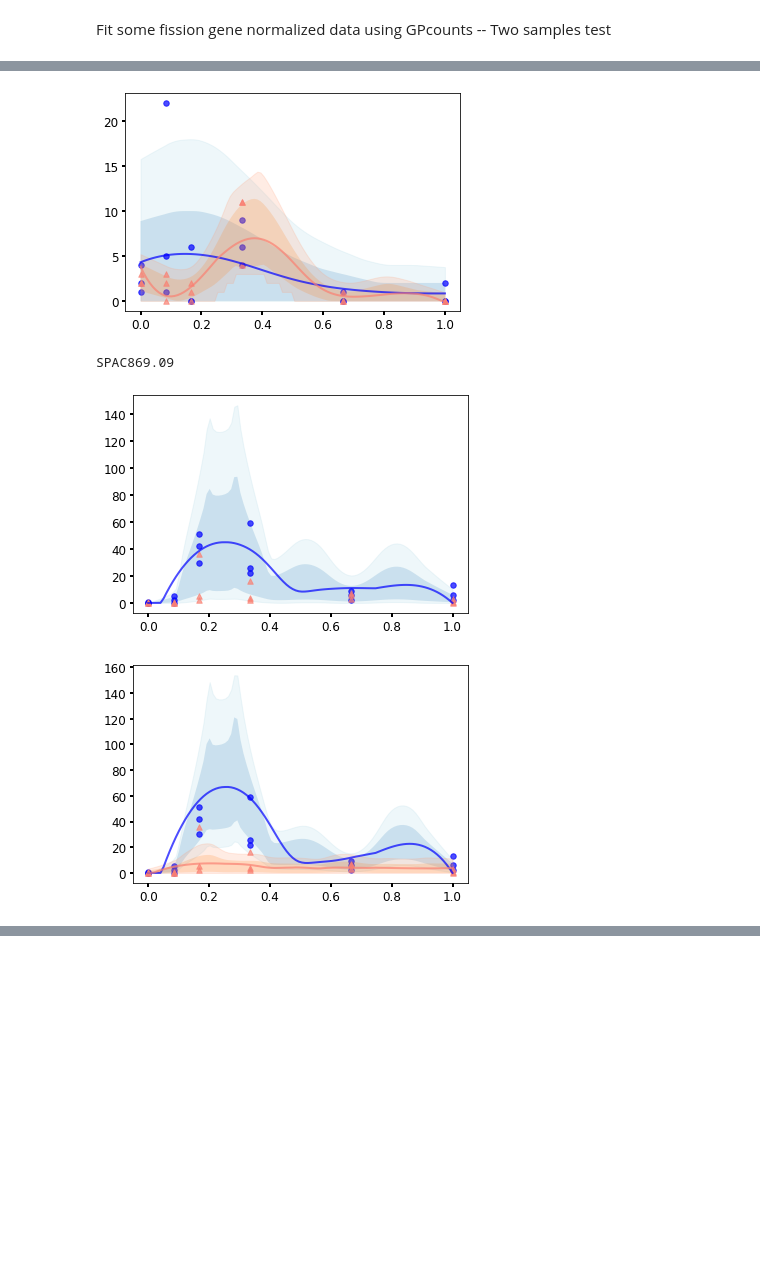
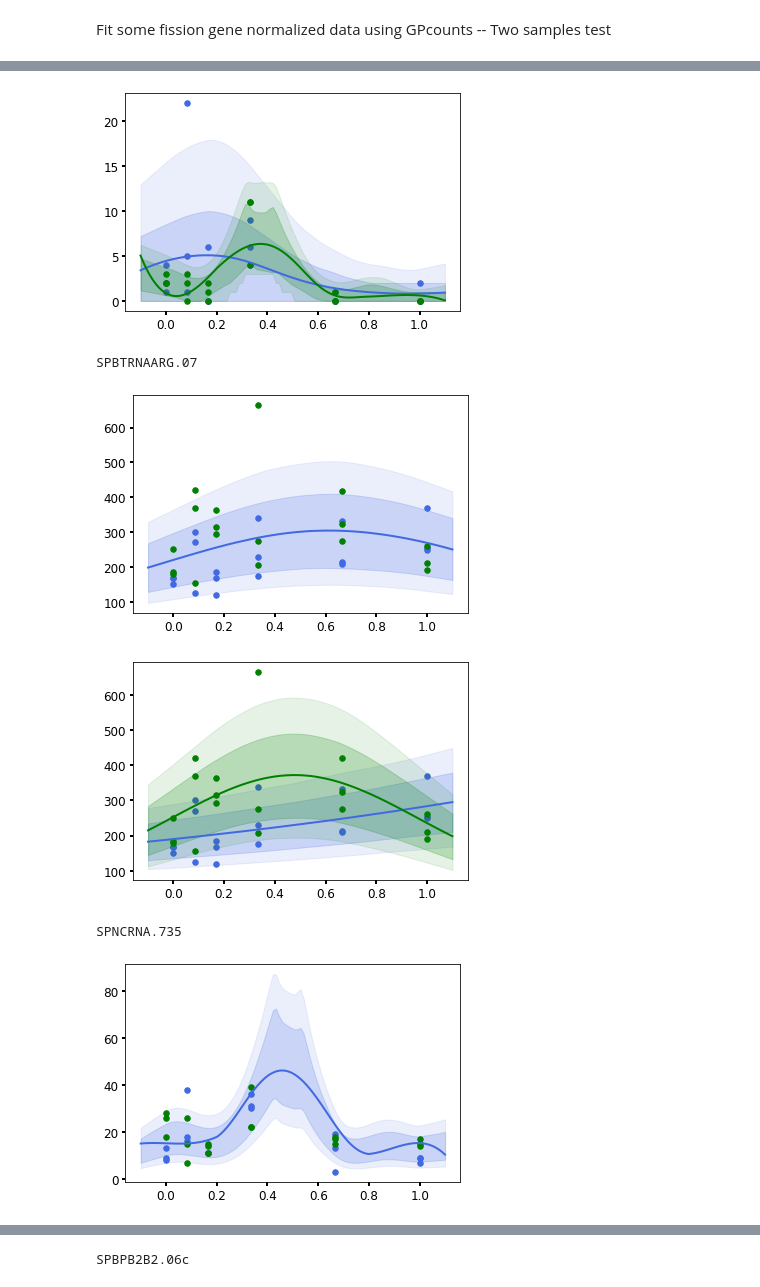
Before and after one commit to ManchesterBioinference/GPcounts, a Jupyter notebook: notebooks/fission_dataset/TwoSamplesTest.ipynb, the cells around one changed output, grey strips where cells are left out. Cells and saved outputs as stored; diff of their text form; code cells hidden in the pictures; blank space fills up the shorter version.

```diff
--- a/notebooks/fission_dataset/TwoSamplesTest.ipynb
+++ b/notebooks/fission_dataset/TwoSamplesTest.ipynb
@@ -95,22 +93,20 @@ def plot():
     plt.tick_params(labelsize='large', width=2)
     #plt.ylabel('Gene Expression', fontsize=16)
     #plt.xlabel('Times', fontsize=16)
+    c = 'royalblue'
 
-    if model_index == 1 or model_index == 2:
-        c = 'blue'
-        m = 'o'
+    if model_index == 3:
+        c = 'green'
 
-    else:
-        c = 'salmon'
-        m = '^'
+    plt.plot(xtest, mean,color= c, lw=2)
 
     if likelihood == 'Gaussian':
         plt.fill_between(xtest[:,0],
                             mean[:,0] - 1*np.sqrt(var[:,0]),
-                            mean[:,0] + 1*np.sqrt(var[:,0]),alpha=0.2) # one standard deviation
+                            mean[:,0] + 1*np.sqrt(var[:,0]),color=c,alpha=0.2) # one standard deviation
         plt.fill_between(xtest[:,0],
                             mean[:,0] - 2*np.sqrt(var[:,0]),
-                            mean[:,0] + 2*np.sqrt(var[:,0]),color='light'+c, alpha=0.2)# two standard deviation
+                            mean[:,0] + 2*np.sqrt(var[:,0]),color=c, alpha=0.1)# two standard deviation
     else:
 
         lowess = sm.nonparametric.lowess
@@ -119,36 +115,29 @@ def plot():
         percentile_16 = [(i > 0) * i for i in percentile_16]
         percentile_84 = lowess(np.percentile(var, 84, axis=0),xtest[:,0],frac=1./5, return_sorted=False)
         percentile_84 = [(i > 0) * i for i in percentile_84]
-        plt.fill_between(xtest[:,0],percentile_16,percentile_84,alpha = 0.2)
+        plt.fill_between(xtest[:,0],percentile_16,percentile_84,color=c,alpha=0.2)
 
         # two standard deviation 95%
         percentile_5 = lowess(np.percentile(var, 5, axis=0),xtest[:,0],frac=1./5, return_sorted=False)
         percentile_5 = [(i > 0) * i for i in percentile_5]
         percentile_95 = lowess(np.percentile(var,95, axis=0),xtest[:,0],frac=1./5, return_sorted=False)
         percentile_95 = [(i > 0) * i for i in percentile_95]
-        plt.fill_between(xtest[:,0],percentile_5,percentile_95,color='light'+c,alpha = 0.2)
+        plt.fill_between(xtest[:,0],percentile_5,percentile_95,color=c,alpha=0.1)
 
-    plt.plot(xtest, mean,color= c, lw=2, alpha=0.7)
-
-    if test == 'Two_samples_test':
-        if model_index == 1:
-            plt.scatter(model.data[0][0:int(model.data[0].shape[0]/2)],model.data[1][0:int(model.data[0].shape[0]/2)], s=30, marker='o', color= 'blue', alpha=0.7) #data
-            plt.scatter(model.data[0][int(model.data[0].shape[0]/2)::],model.data[1][int(model.data[0].shape[0]/2)::], s=30, marker='^', color= 'salmon', alpha=0.7) #data
-
-            plt.show()
-        else:
-            plt.scatter(model.data[0],model.data[1],s=30,marker = m, color=c, alpha=0.7)
-
-            if model_index == 3:
-                plt.show()
+    if test == 'Two_samples_test' and model_index == 1:
+        plt.scatter(model.data[0][0:int(model.data[0].shape[0]/2)],model.data[1][0:int(model.data[0].shape[0]/2)], s=30, marker='o', color= 'royalblue',alpha=1.) #data
+        plt.scatter(model.data[0][int(model.data[0].shape[0]/2)::],model.data[1][int(model.data[0].shape[0]/2)::], s=30, marker='o', color= 'green',alpha=1.) #data
 
     else:
-        plt.scatter(model.data[0],model.data[1], s=30, color= c, alpha=0.7) #data
+        plt.scatter(model.data[0],model.data[1],s=30,marker = 'o',color=c,alpha=1.)
+
+
+    if not(test == 'Two_samples_test' and model_index == 2):
         plt.show()
 # %%
 from GPcounts.GPcounts_Module import Fit_GPcounts
 likelihood = 'Negative_binomial'
-genes_name = ['SPNCRNA.750','SPAC869.09']#,'SPBTRNAARG.07','SPNCRNA.735','SPBPB2B2.06c','SPNCRNA.554','SPAC869.06c']
+genes_name = ['SPNCRNA.750','SPBTRNAARG.07','SPNCRNA.735','SPBPB2B2.06c','SPAC869.06c','SPCC1281.04','SPBC1711.14']
 gp_counts = Fit_GPcounts(X,Y.loc[genes_name])
 log_likelihood_ratio = gp_counts.Two_samples_test(likelihood)
 log_likelihood_ratio
@@ -176,7 +187,7 @@ abs(round((mean_mean-y_mean)/y_mean)) 1.0
 # %%
 indexes = log_likelihood_ratio.index.values # list of genes to be plotted
 test = 'Two_samples_test' # name of the test
-xtest = np.linspace(np.min(X.values),np.max(X.values),100)[:,None] # points to make prediction
+xtest = np.linspace(np.min(X.values)-.1,np.max(X.values)+.1,100)[:,None] # points to make prediction
 likelihood = 'Negative_binomial'
 params = gp_counts.load_models(indexes,test,xtest,likelihood)
 
@@ -193,4 +204,6 @@ SPNCRNA.750
-[figure, old version]
+[figure, new version]
-SPAC869.09
+SPBTRNAARG.07
-[figure, old version]
+[figure, new version]
-[figure, old version]
+[figure, new version]
+SPNCRNA.735
+[figure, added]
@@ -196,0 +211 @@ SPAC869.09
+SPBPB2B2.06c
```
Also changed, not shown: parts of 10 cells of this notebook, 22 other files.
